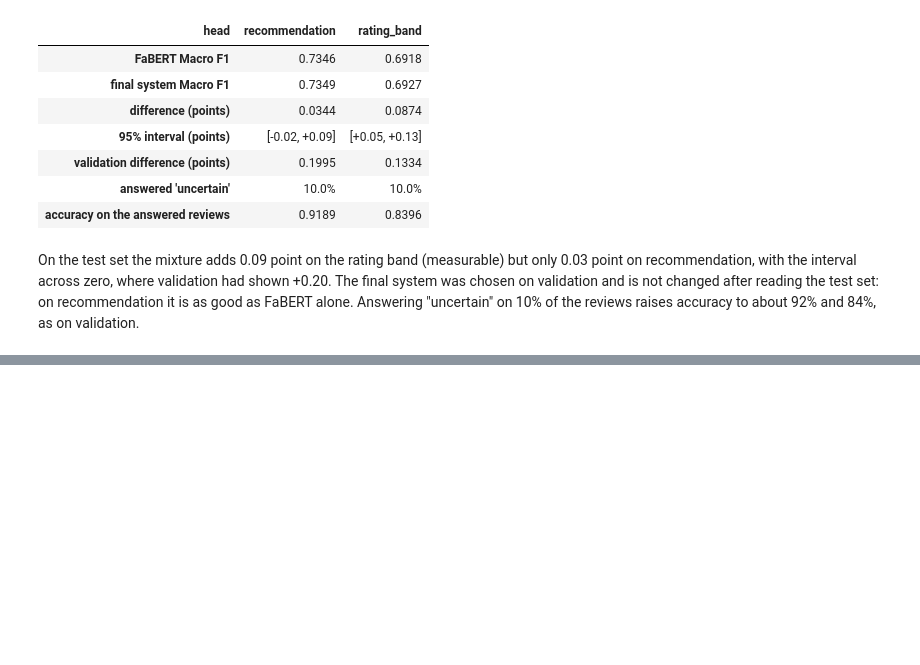
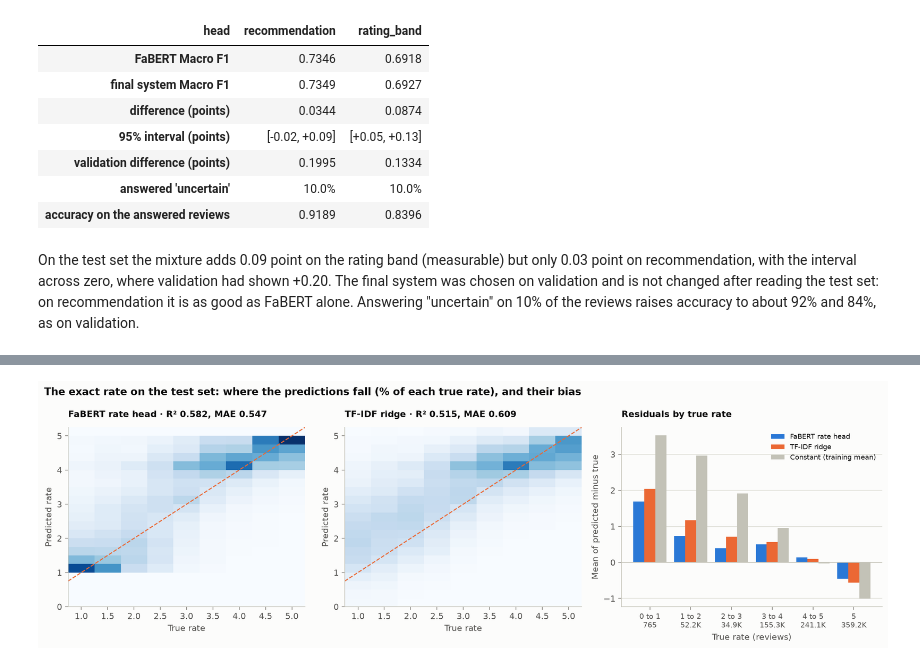
Before and after one commit to alidarviish/digikala-review-analysis, a Jupyter notebook: notebooks/03_transfer_learning_finetuning.ipynb, the cells around one changed output, grey strips where cells are left out. Cells and saved outputs as stored; diff of their text form; code cells hidden in the pictures; blank space fills up the shorter version.

Commit message:
Notebooks 03 and 04: the extensions (exact rate, frozen encoder; other pseudo-label designs), read from the saved reports

```diff
--- a/notebooks/03_transfer_learning_finetuning.ipynb
+++ b/notebooks/03_transfer_learning_finetuning.ipynb
@@ -611,0 +649,4 @@ not changed after reading the test set: on recommendation it is as good as FaBER
+# %%
+Image(FIGURES_DIR / "results_test_rate.png")
+# %% [output]
+[figure, added]
```
Also changed, not shown: parts of 8 cells of this notebook, 1 other file.
